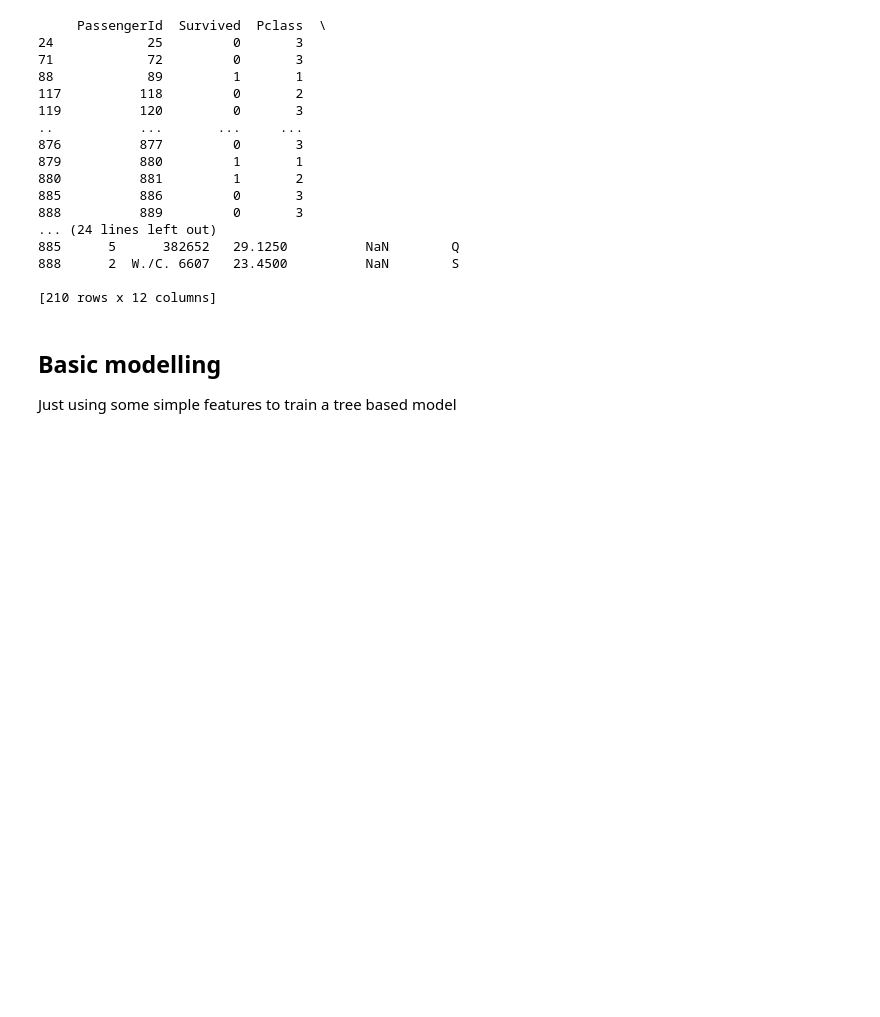
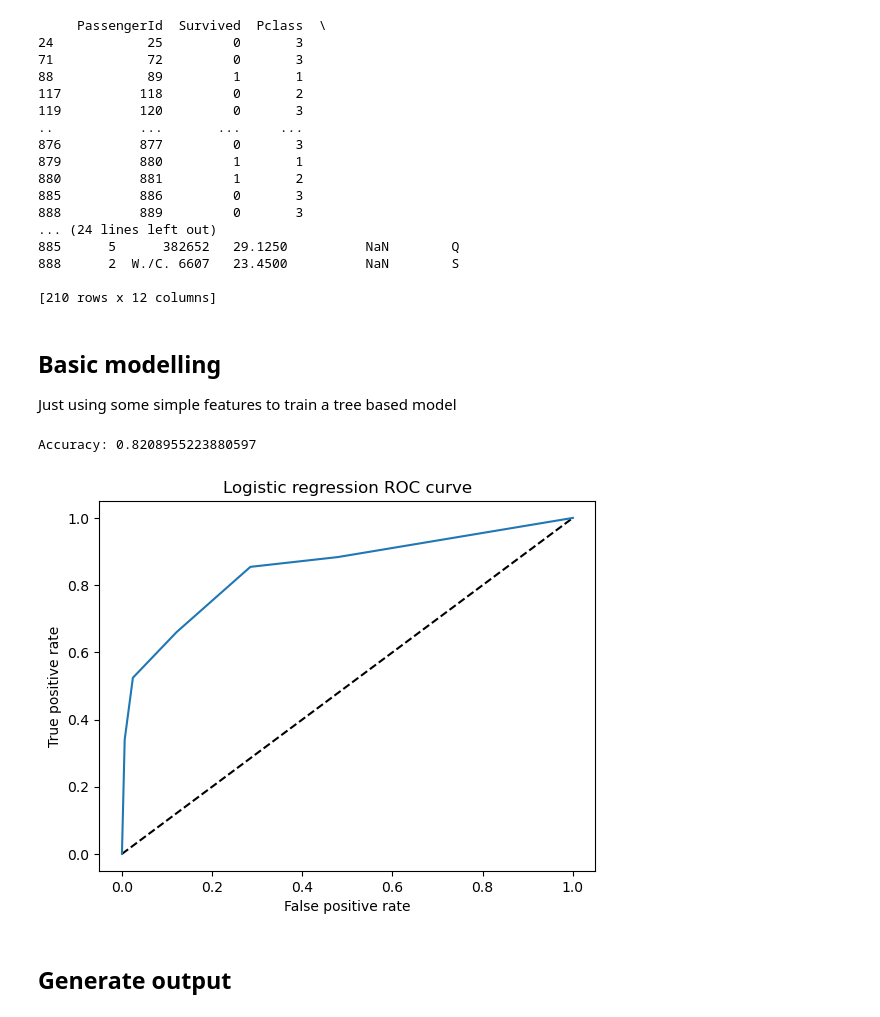
Before and after one commit to darrenjscott/kaggle_comps, a Jupyter notebook: titanic/titanic.ipynb, the cells around one changed output. Cells and saved outputs as stored; diff of their text form; code cells hidden in the pictures; blank space fills up the shorter version.

Commit message:
Produced first outputs for titanic competition

```diff
--- a/titanic/titanic.ipynb
+++ b/titanic/titanic.ipynb
@@ -88,13 +100,45 @@ from sklearn.model_selection import train_test_split
 # %%
 #['PassengerId', 'Survived', 'Pclass', 'Name', 'Sex', 'Age', 'SibSp',
 # 'Parch', 'Ticket', 'Fare', 'Cabin', 'Embarked']
-features = ['Pclass', 'Sex', 'Age']
+#features = ['Pclass', 'Sex']
+features = ['Pclass', 'Sex', 'Fare']
 
 X = train_df[features]
 y = train_df['Survived']
-X_train, X_test, y_train, y_test = train_test_split(X, y, test_size=0.2, random_state=173, shuffle=True)
+
+X = pd.get_dummies(X, columns=['Pclass', 'Sex'], drop_first=True, dtype=int)
+
+X_train, X_test, y_train, y_test = train_test_split(X, y, test_size=0.3, random_state=173,
+                                                    shuffle=True, stratify=y)
 # %%
 ## Model construction
+
 model = DecisionTreeClassifier()
 model.fit(X_train, y_train)
-predictions = model.predict(X_test)
+
+accuracy = model.score(X_test, y_test)
+print(f"Accuracy: {accuracy}")
+
+#y_pred = pd.Series(model.predict(X_test),index=y_test)
+# %% [output]
+Accuracy: 0.8208955223880597
+# %%
+# What about logistic regression models?
+
+logreg = LogisticRegression()
+logreg.fit(X_train, y_train)
+y_pred_probs = logreg.predict_proba(X_test)[:,1]
+
+fpr, tpr, thresholds = roc_curve(y_test, y_pred_probs)
+# %%
+import matplotlib.pyplot as plt
+plt.plot([0,1], [0,1], 'k--')
+plt.plot(fpr,tpr)
+plt.xlabel("False positive rate")
+plt.ylabel("True positive rate")
+plt.title("Logistic regression ROC curve")
+plt.show()
+# %% [output]
+[figure, added]
+# %% [markdown]
+## Generate output
```
Also changed, not shown: parts of 5 cells of this notebook, 1 other file.
